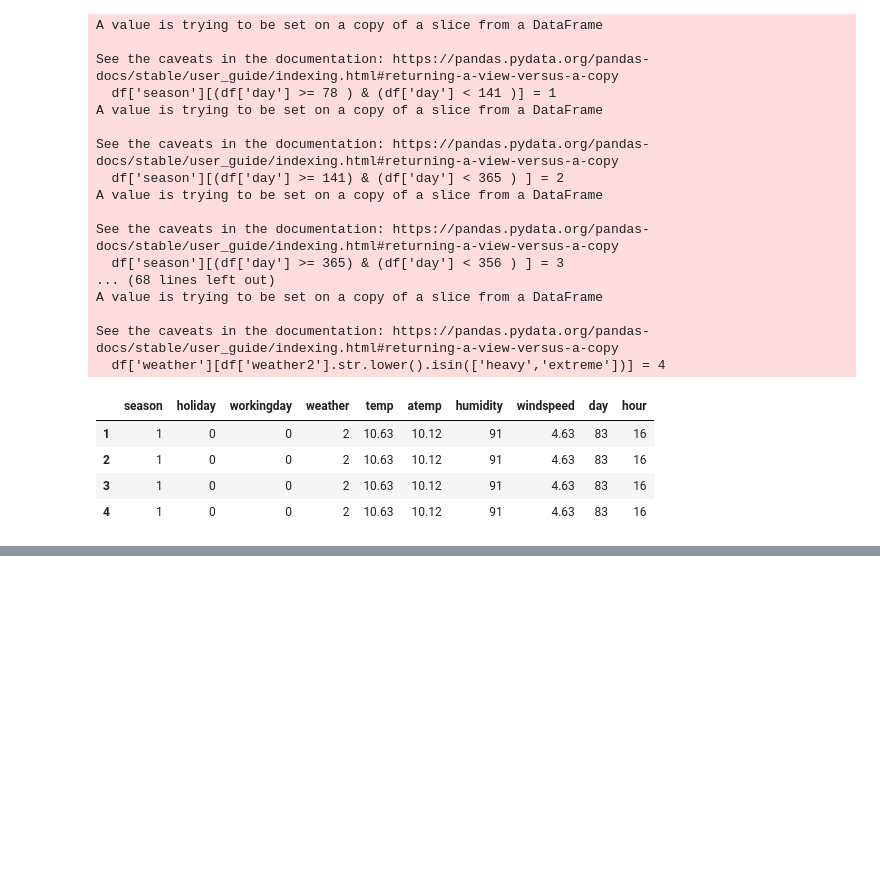
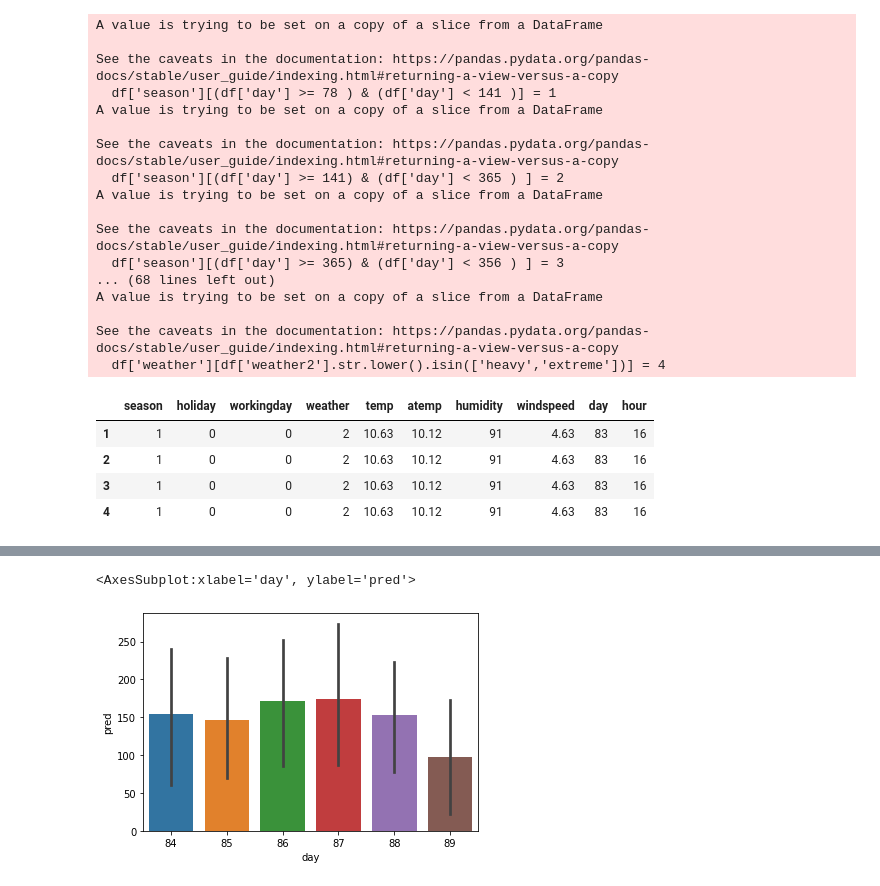
Before and after one commit to yayahamour/project_bike, a Jupyter notebook: netoyage.ipynb, the cells around one changed output, grey strips where cells are left out. Cells and saved outputs as stored; diff of their text form; code cells hidden in the pictures; blank space fills up the shorter version.

```diff
--- a/netoyage.ipynb
+++ b/netoyage.ipynb
@@ -2866,0 +2855,7 @@ See the caveats in the documentation: https://pandas.pydata.org/pandas-docs/stab
+# %%
+
+import seaborn as sns
+sns.barplot(data = df, x='day', y='pred')
+# %% [output]
+<AxesSubplot:xlabel='day', ylabel='pred'>
+[figure, added]
```
Also changed, not shown: parts of 10 cells of this notebook, 1 other file.
